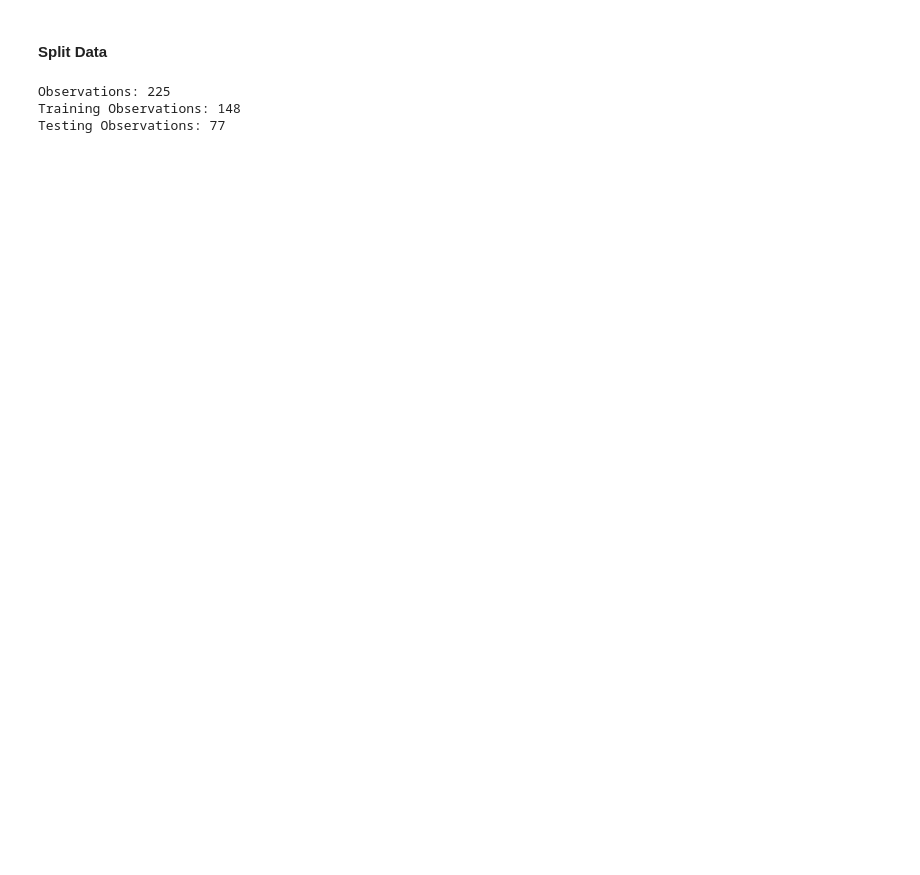
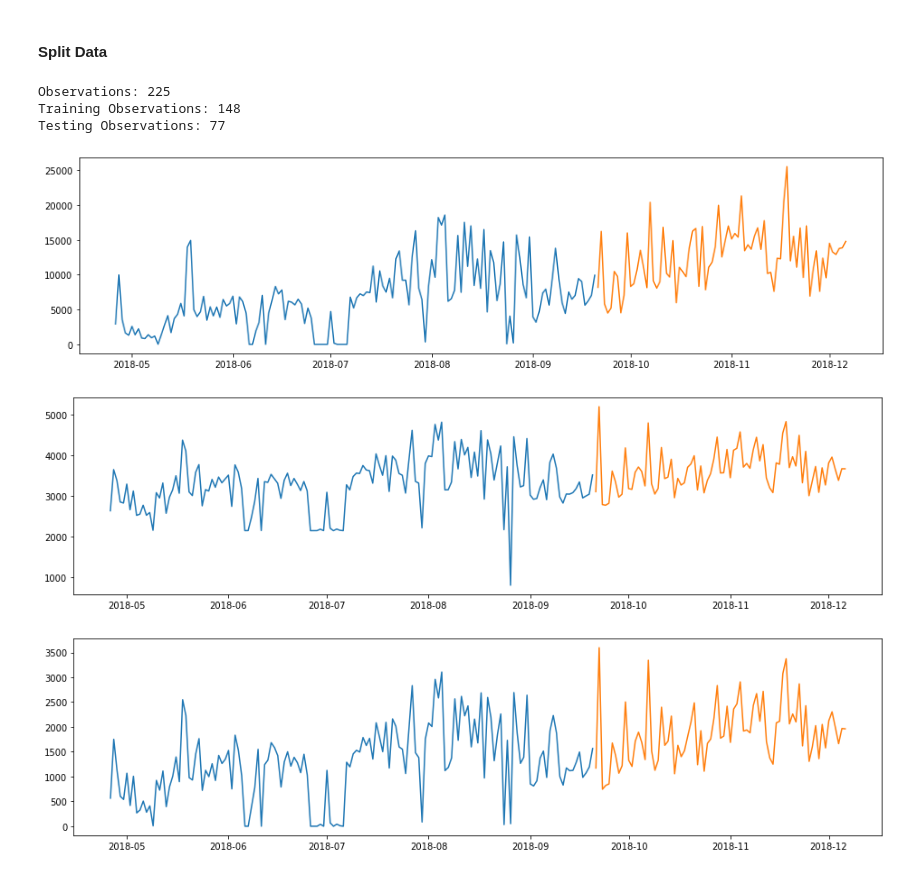
Before and after one commit to Bayes19/Project-Fitbit, a Jupyter notebook: Final .ipynb, the cells around one changed output. Cells and saved outputs as stored; diff of their text form; code cells hidden in the pictures; blank space fills up the shorter version.

```diff
--- a/Final .ipynb
+++ b/Final .ipynb
@@ -52,0 +41,7 @@ df.head()
+# %%
+#consolidate all the csv files of fitbit data
+df= acquire.get_df()
+#Clean data: format date, format other columns for predicitons
+df= prep.prep_df()
+target_vars=['Steps', 'Calories Burned', 'Activity Calories']
+df.head()
@@ -61,3 +69,13 @@ print('Testing Observations: %d' % (len(test)))
 Observations: 225
 Training Observations: 148
 Testing Observations: 77
+# %%
+for var in range(len(target_vars)):
+    plt.figure(figsize=(16, 4))
+    plt.plot(train[target_vars[var]])
+    plt.plot(test[target_vars[var]])
+    plt.show()
+# %% [output]
+[figure, added]
+[figure, added]
+[figure, added]
```
Also changed, not shown: parts of 7 cells of this notebook.
